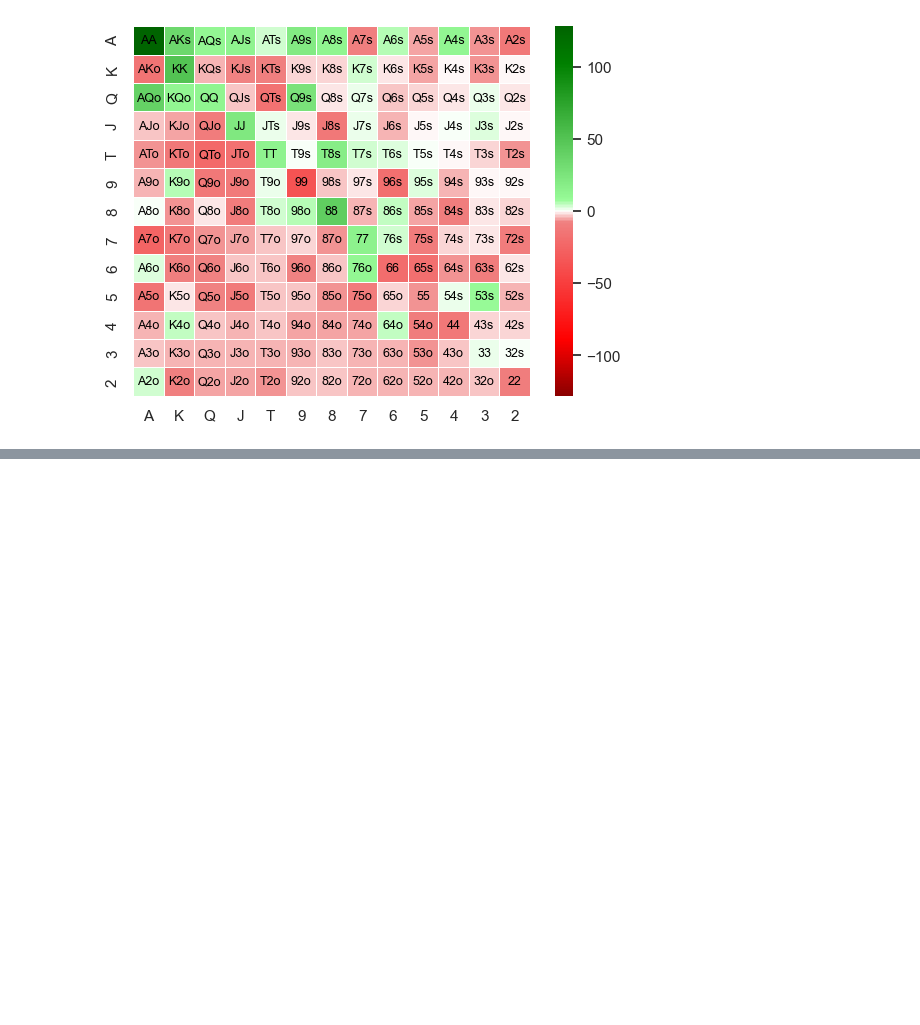
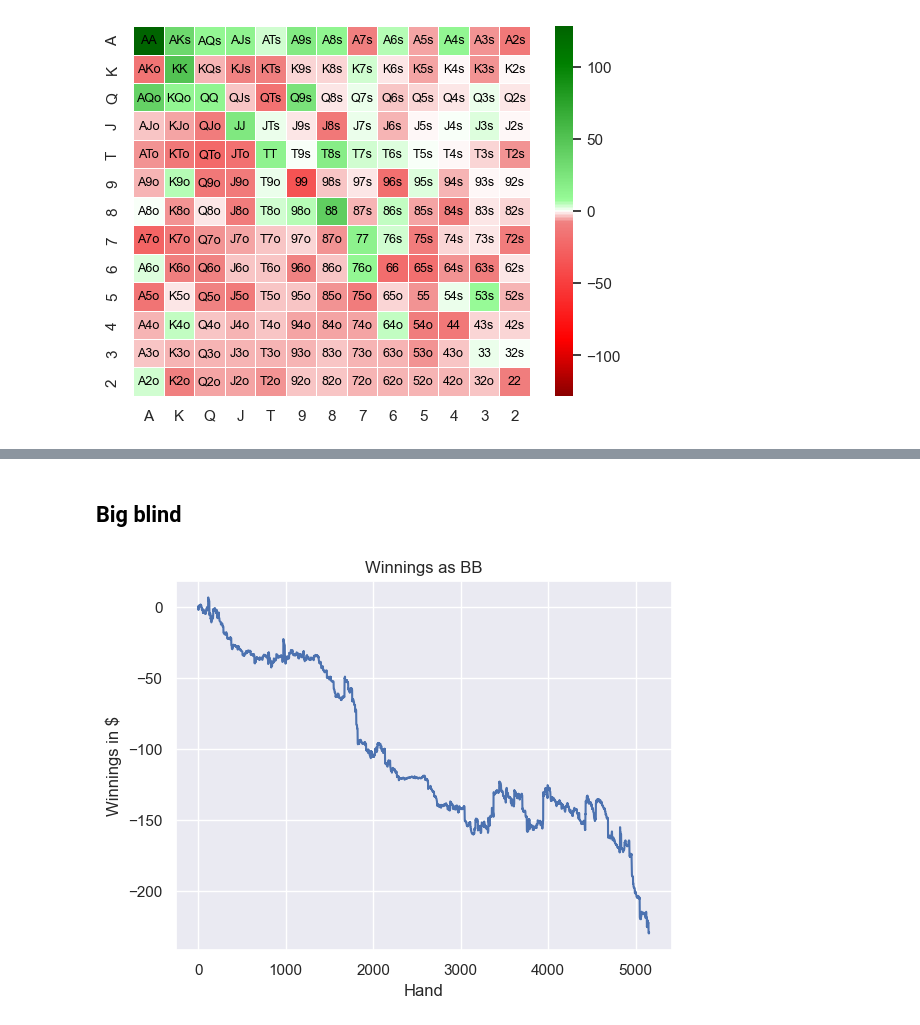
Before and after one commit to gabriel-labbe/PokerHands, a Jupyter notebook: graphs.ipynb, the cells around one changed output, grey strips where cells are left out. Saved outputs shown, nothing was run; the diff lists cells and outputs as text; code cells hidden in the pictures; blank space fills up the shorter version.

Commit message:
Add position to db and graphs

```diff
--- a/graphs.ipynb
+++ b/graphs.ipynb
@@ -325,0 +311,22 @@ hand_df
+# %%
+# Positions are always the same on Zoom tables, but will need to make it robust for other format.
+positions = ['BU', 'SB', 'BB', 'MP', 'HJ', 'CO']
+participant_df['position'] = participant_df.apply(lambda x: positions[x['seat'] - 1], axis=1)
+# %%
+hero_df = participant_df[participant_df['name'] == 'gablabzmoney']
+# %%
+def filter_by_position(hand_df, hero_df, position):
+    bb_df = hero_df[hero_df['position'] == position]
+    return hand_df[hand_df.index.isin(bb_df['hand_id'])]
+# %%
+def produce_graph_by_pos(hand_df, hero_df, position):
+    pos_df = filter_by_position(hand_df, hero_df, position)
+    pos_winnings_df = winnings_df(pos_df, participant_df, 'gablabzmoney')
+    graph = sns.lineplot(x=pos_winnings_df.index, y="winnings", data=pos_winnings_df)
+    graph.set(xlabel='Hand', ylabel='Winnings in $', title='Winnings as ' + position)
+# %% [markdown]
+## Big blind
+# %%
+produce_graph_by_pos(hand_df, hero_df, 'BB')
+# %% [output]
+[figure, added]
```
Also changed, not shown: parts of 13 cells of this notebook, 3 other files.
